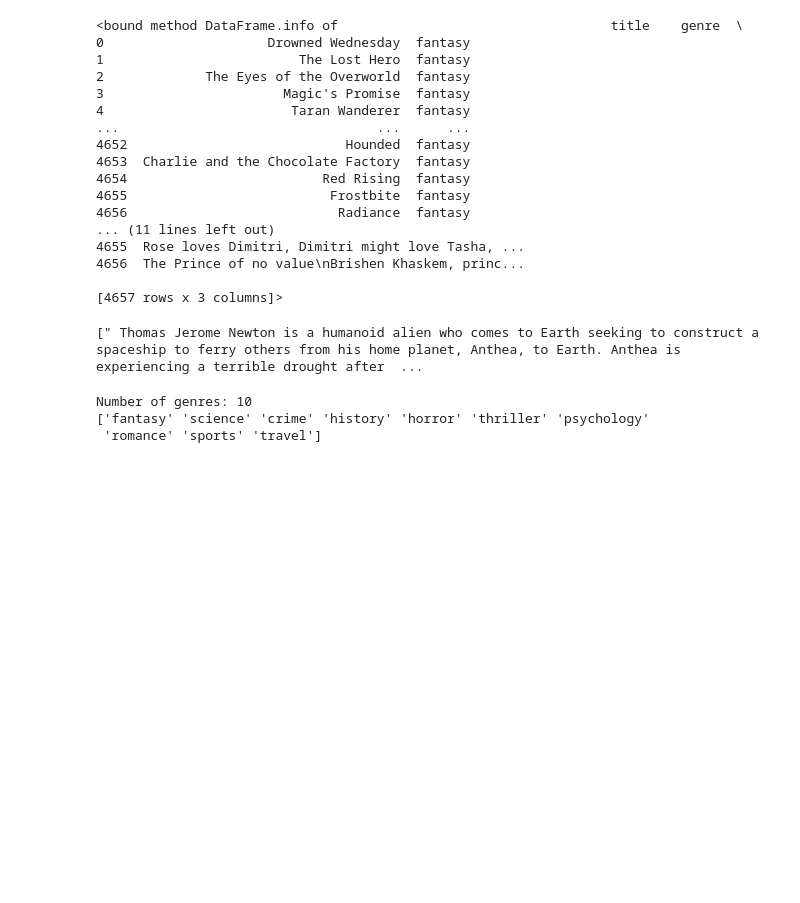
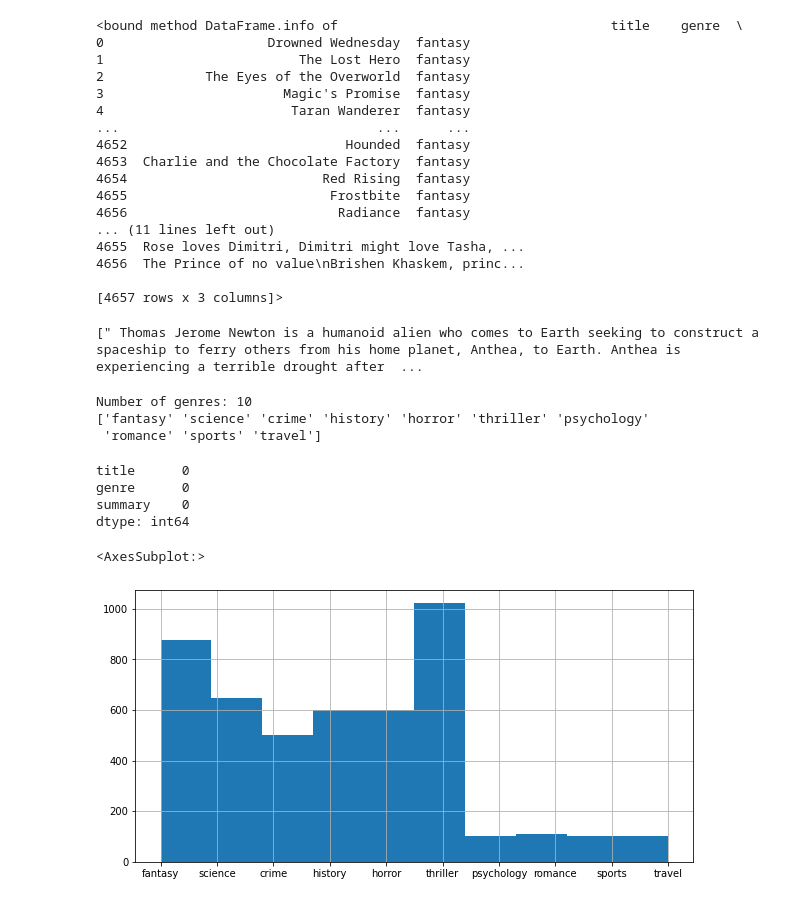
Before and after one commit to rorrostieta/book_genres, a Jupyter notebook: bookgenre-predict-nlp.ipynb, the cells around one changed output. Drawn from its saved outputs; the diff is of its cells as text; code cells hidden in the pictures; blank space fills up the shorter version.

```diff
--- a/bookgenre-predict-nlp.ipynb
+++ b/bookgenre-predict-nlp.ipynb
@@ -25,7 +25,7 @@ from tensorflow.keras.layers import TextVectorization
 from tensorflow.keras import losses
 # %%
 # Importing the Data
-data = pd.read_csv('../input/book-genre-prediction/data.csv', usecols=['title', 'genre', 'summary'], dtype=str)
+data = pd.read_csv('../input/book-genre-prediction/data.csv', usecols=['title', 'genre', 'summary'], dtype='str')
 data.head()
 # %% [output]
 |  | title | genre | summary |
@@ -68,3 +70,17 @@ print(genre_list)
 Number of genres: 10
 ['fantasy' 'science' 'crime' 'history' 'horror' 'thriller' 'psychology'
  'romance' 'sports' 'travel']
+# %%
+# Missing Data
+data.isna().sum()
+# %% [output]
+title      0
+genre      0
+summary    0
+dtype: int64
+# %%
+# Distribution of target lables
+data['genre'].hist(figsize=(10,5))
+# %% [output]
+<AxesSubplot:>
+[figure, added]
```
Also changed, not shown: parts of 8 cells of this notebook.
